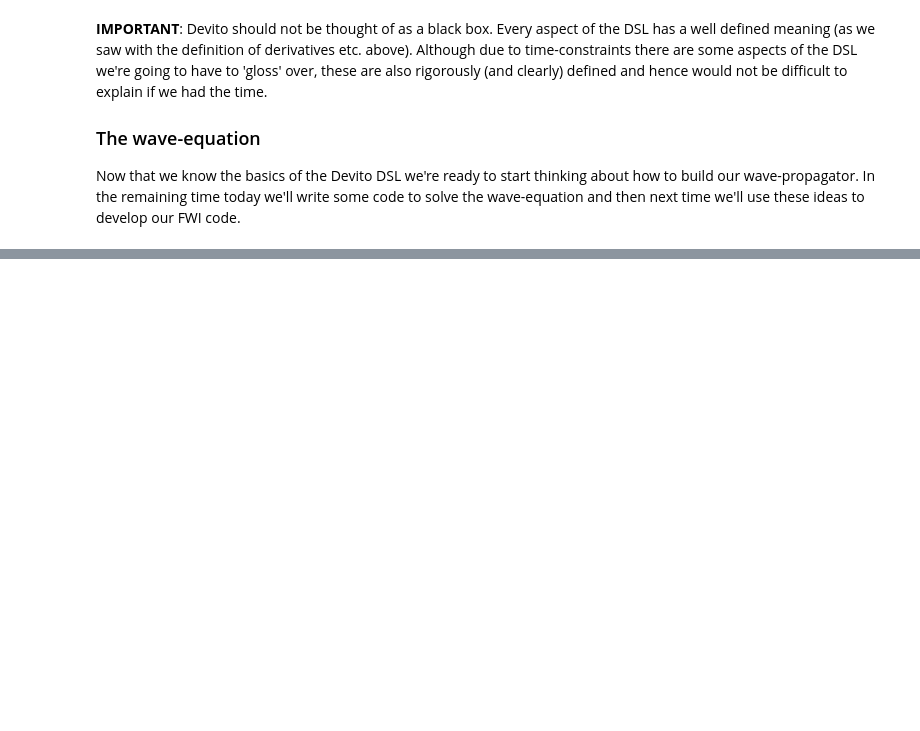
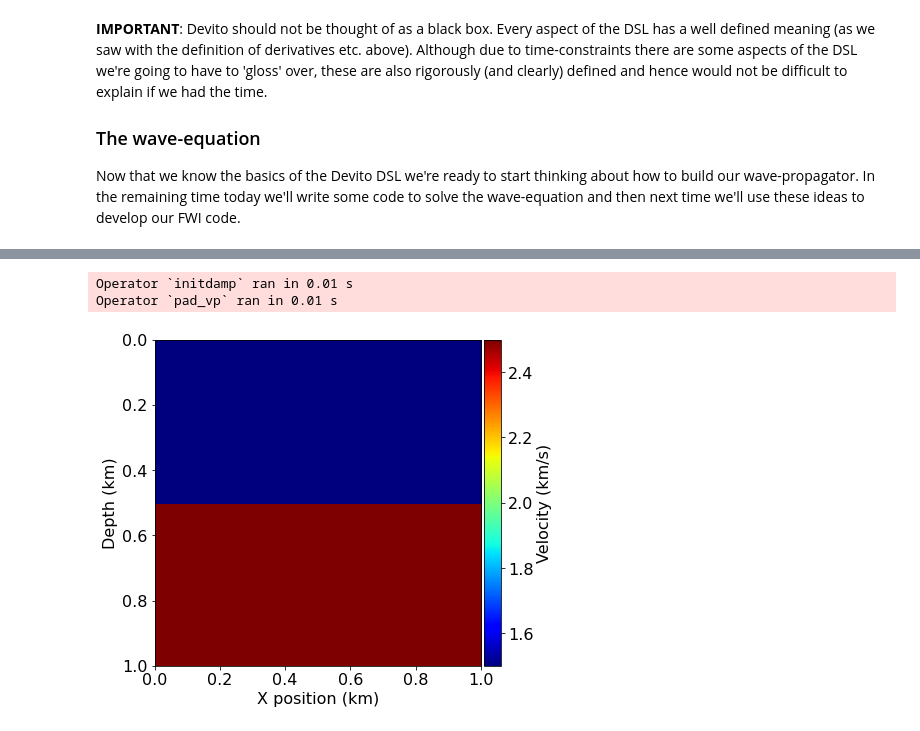
Before and after one commit to matt-piggott/Geophysical-inversion-undergraduate, a Jupyter notebook: lectures/L7/L7.ipynb, the cells around one changed output, grey strips where cells are left out. Drawn from its saved outputs; the diff is of its cells as text; code cells hidden in the pictures; blank space fills up the shorter version.

```diff
--- a/lectures/L7/L7.ipynb
+++ b/lectures/L7/L7.ipynb
@@ -503,0 +512,26 @@ where $\eta$ is the damping mask which is equal to $0$ inside the physical domai
+# %%
+#NBVAL_IGNORE_OUTPUT
+import numpy as np
+from examples.seismic import Model, plot_velocity
+
+# Define a physical size
+shape = (101, 101)  # Number of grid point (nx, nz)
+spacing = (10., 10.)  # Grid spacing in m. The domain size is now 1km by 1km
+origin = (0., 0.)  # What is the location of the top left corner. This is necessary to define
+# the absolute location of the source and receivers
+
+# Define a velocity profile. The velocity is in km/s
+v = np.empty(shape, dtype=np.float32)
+v[:, :51] = 1.5
+v[:, 51:] = 2.5
+
+# With the velocity and model size defined, we can create the seismic model that
+# encapsulates this properties. We also define the size of the absorbing layer as 10 grid points
+model = Model(vp=v, origin=origin, shape=shape, spacing=spacing,
+              space_order=2, nbl=10, bcs="damp")
+
+plot_velocity(model)
+# %% [output]
+Operator `initdamp` ran in 0.01 s
+Operator `pad_vp` ran in 0.01 s
+[figure, added]
```
Also changed, not shown: parts of 33 cells of this notebook.
